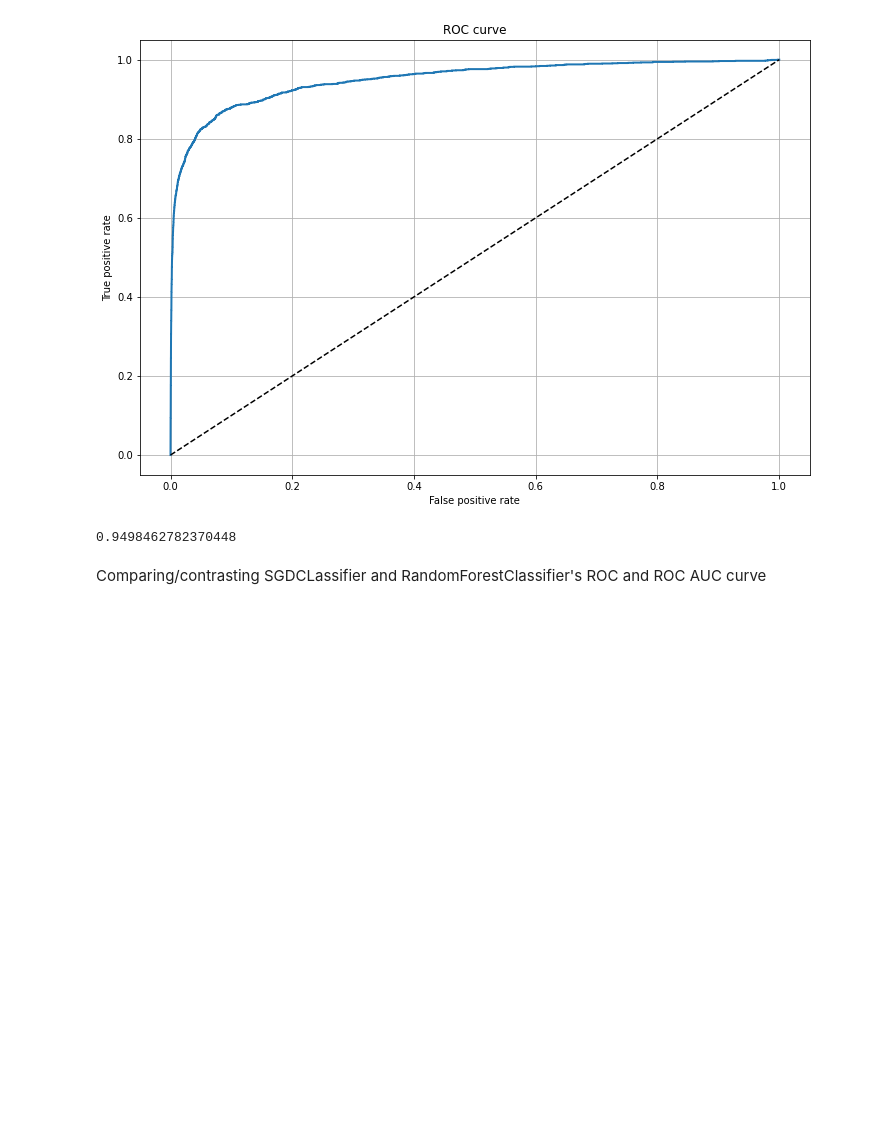
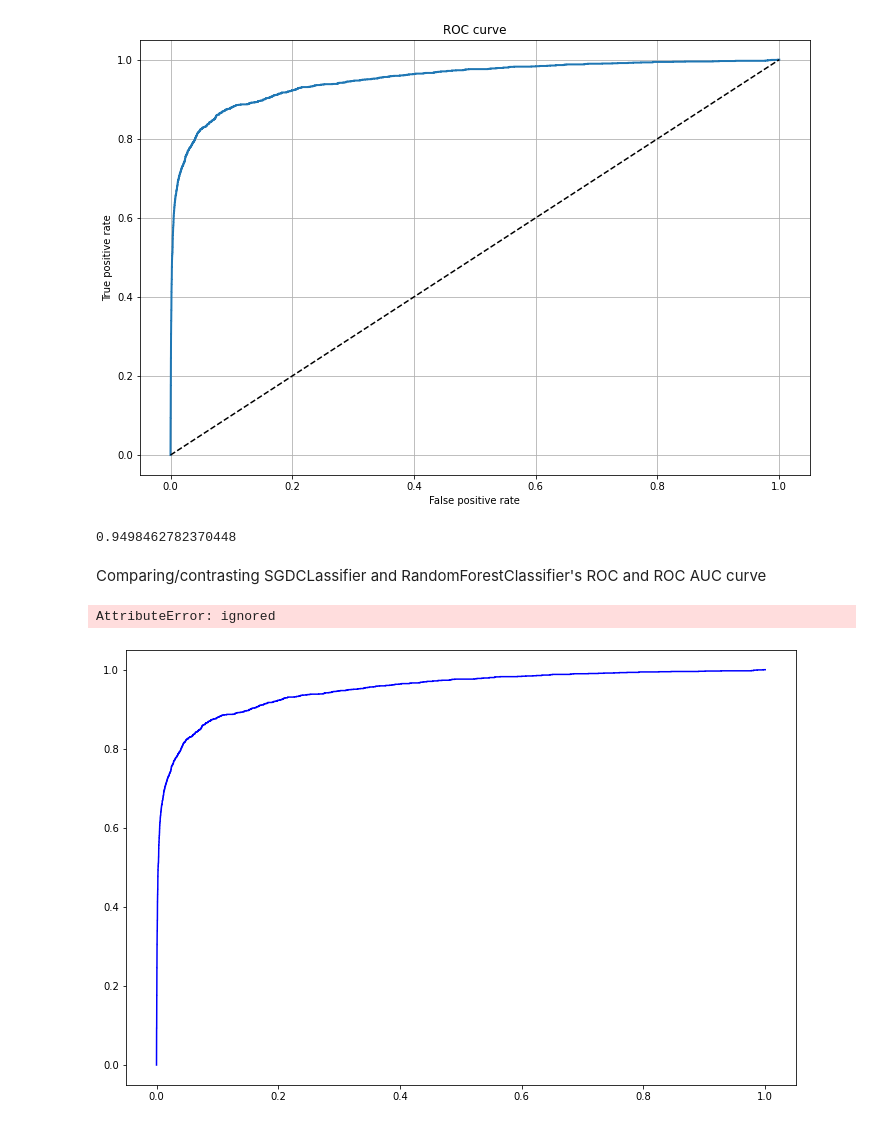
Before and after one commit to cmannnn/mnist, a Jupyter notebook: MNIST.ipynb, the cells around one changed output. Saved outputs shown, nothing was run; the diff lists cells and outputs as text; code cells hidden in the pictures; blank space fills up the shorter version.

```diff
--- a/MNIST.ipynb
+++ b/MNIST.ipynb
@@ -245,3 +253,16 @@ y_probas_forest = cross_val_predict(forest_clf, mnist_train_X, mnist_y_train_5,
 # %%
 # getting random forest scores instead of probabilities
 y_scores_forest = y_probas_forest[:, 1]
+# %%
+# setting up the ROC curve
+fpr_forest, tpr_forest, thresholds_forest = roc_curve(mnist_y_train_5, y_scores_forest)
+# %%
+# plotting random forest ROC curve
+ax, fig = plt.subplots(figsize=[12, 8])
+plt.plot(fpr, tpr, 'b', label='SGD')
+plt.plot_roc_curve(fpr_forest, tpr_forest, 'Random Forest')
+plt.legend(loc='lower right')
+plt.show()
+# %% [output]
+AttributeError: ignored
+[figure, added]
```
Also changed, not shown: parts of 2 cells of this notebook.
